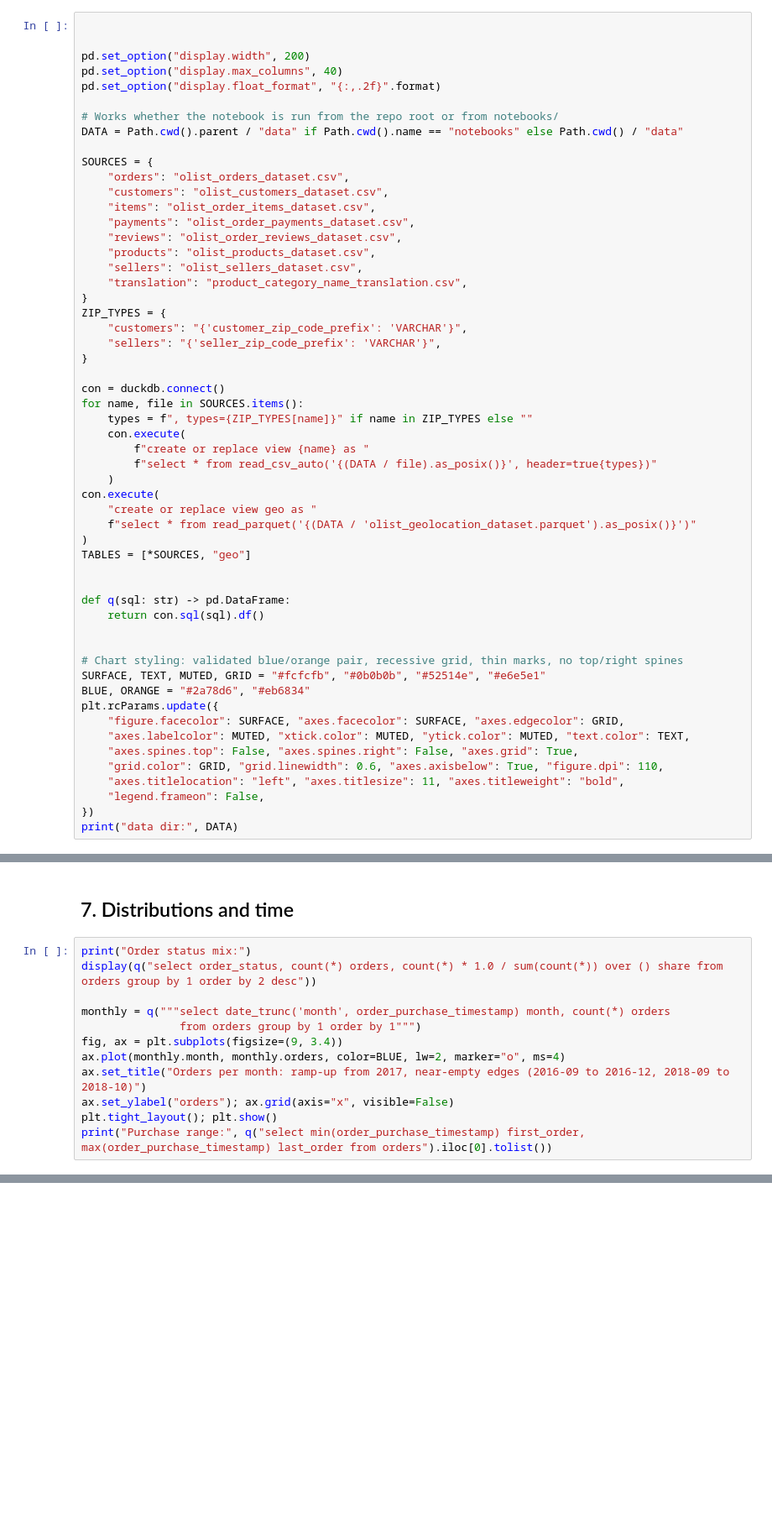
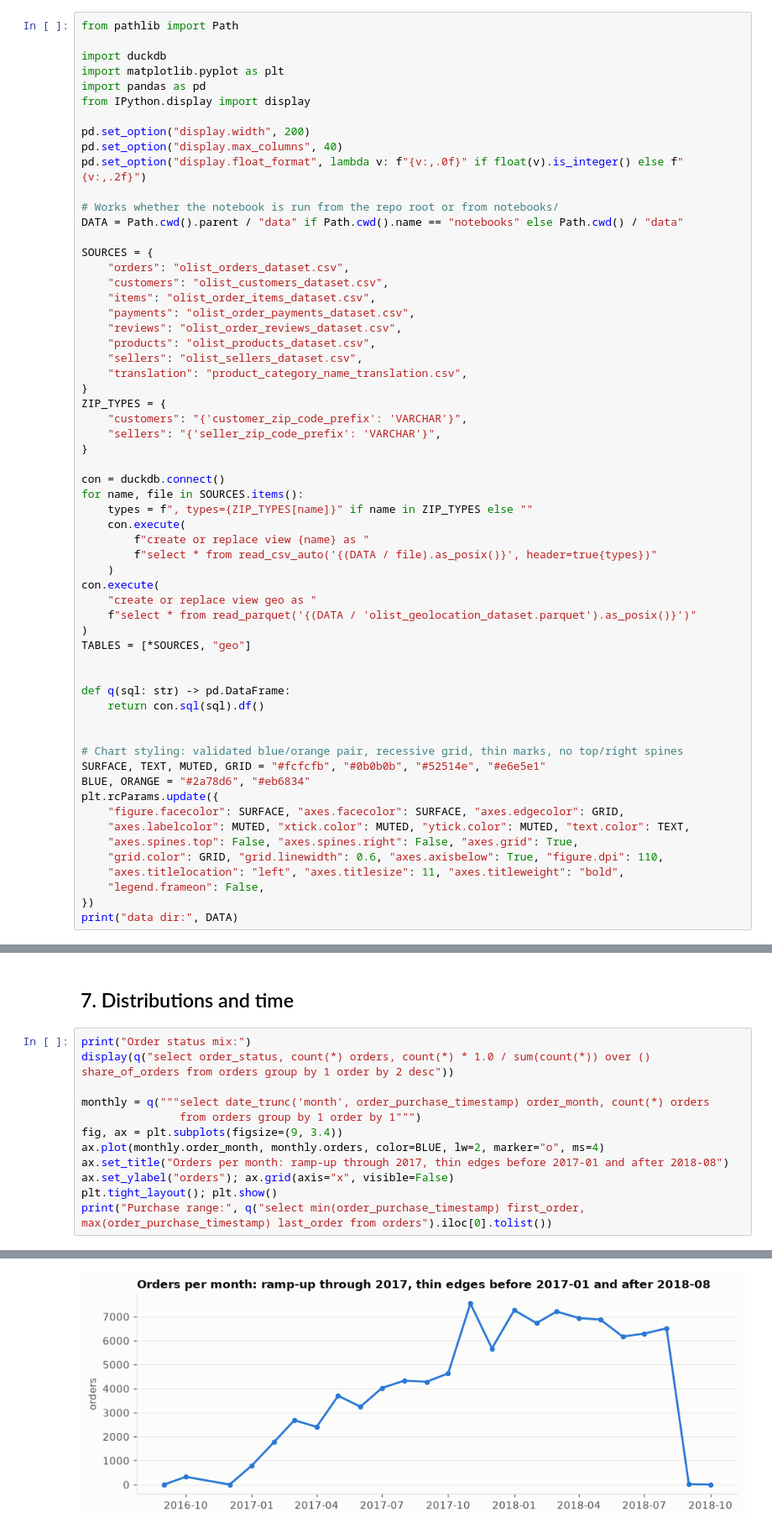
Before and after one commit to garcane/GCP, a Jupyter notebook: notebooks/01_dataset_discovery.ipynb, the cells around one changed output, grey strips where cells are left out. Shown at 84% size. Drawn from its saved outputs; the diff is of its cells as text; blank space fills up the shorter version.

```diff
--- a/notebooks/01_dataset_discovery.ipynb
+++ b/notebooks/01_dataset_discovery.ipynb
@@ -143,9 +260,14 @@ product_category_name_translation_clean.head()
 # %%
+from pathlib import Path
 
+import duckdb
+import matplotlib.pyplot as plt
+import pandas as pd
+from IPython.display import display
 
 pd.set_option("display.width", 200)
 pd.set_option("display.max_columns", 40)
-pd.set_option("display.float_format", "{:,.2f}".format)
+pd.set_option("display.float_format", lambda v: f"{v:,.0f}" if float(v).is_integer() else f"{v:,.2f}")
 
 # Works whether the notebook is run from the repo root or from notebooks/
 DATA = Path.cwd().parent / "data" if Path.cwd().name == "notebooks" else Path.cwd() / "data"
@@ -389,13 +748,14 @@ display(rec.loc[~rec.matches].assign(abs_diff=lambda d: d["diff"].abs()).sort_va
 ## 7. Distributions and time
 # %%
 print("Order status mix:")
-display(q("select order_status, count(*) orders, count(*) * 1.0 / sum(count(*)) over () share from orders group by 1 order by 2 desc"))
+display(q("select order_status, count(*) orders, count(*) * 1.0 / sum(count(*)) over () share_of_orders from orders group by 1 order by 2 desc"))
 
-monthly = q("""select date_trunc('month', order_purchase_timestamp) month, count(*) orders
+monthly = q("""select date_trunc('month', order_purchase_timestamp) order_month, count(*) orders
                from orders group by 1 order by 1""")
 fig, ax = plt.subplots(figsize=(9, 3.4))
-ax.plot(monthly.month, monthly.orders, color=BLUE, lw=2, marker="o", ms=4)
-ax.set_title("Orders per month: ramp-up from 2017, near-empty edges (2016-09 to 2016-12, 2018-09 to 2018-10)")
+ax.plot(monthly.order_month, monthly.orders, color=BLUE, lw=2, marker="o", ms=4)
+ax.set_title("Orders per month: ramp-up through 2017, thin edges before 2017-01 and after 2018-08")
 ax.set_ylabel("orders"); ax.grid(axis="x", visible=False)
 plt.tight_layout(); plt.show()
 print("Purchase range:", q("select min(order_purchase_timestamp) first_order, max(order_purchase_timestamp) last_order from orders").iloc[0].tolist())
+# %% [output]
@@ -401,0 +772 @@ print("Purchase range:", q("select min(order_purchase_timestamp) first_order, ma
+[figure, added]
```
Also changed, not shown: parts of 45 cells of this notebook.
